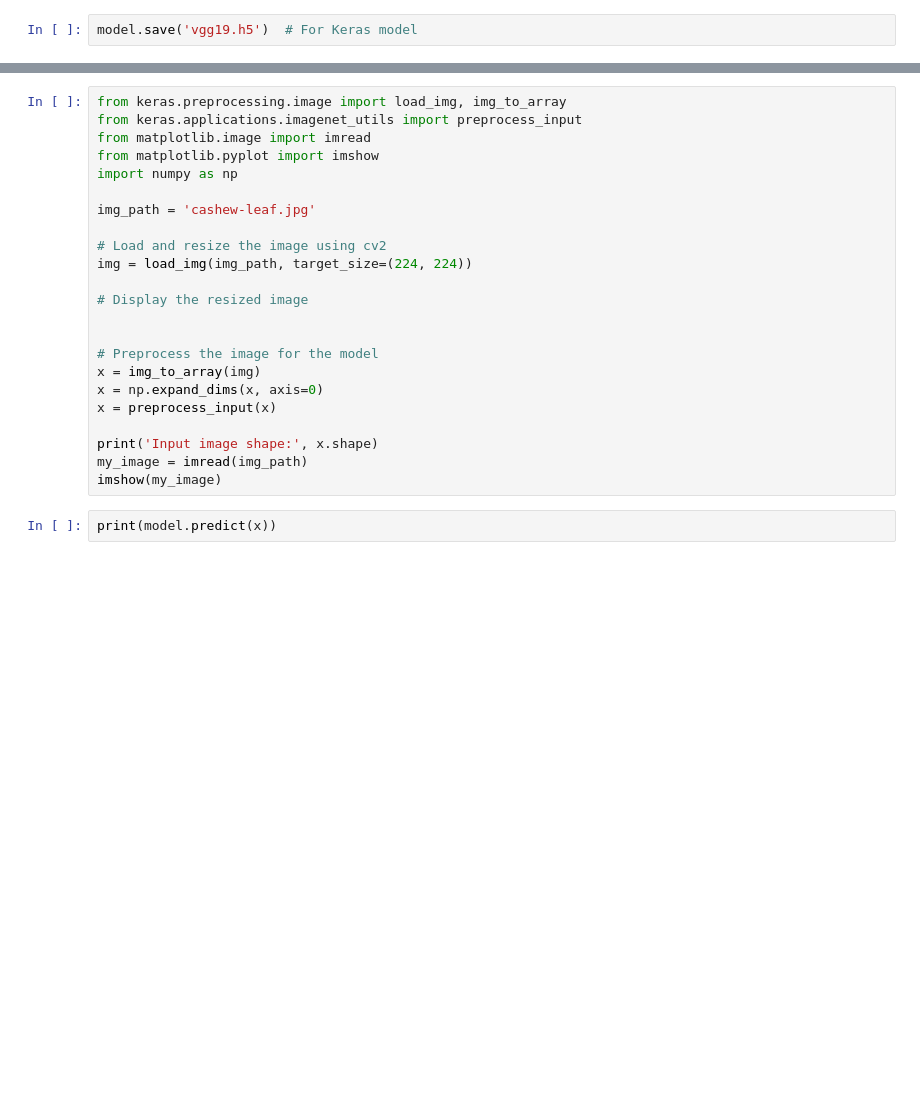
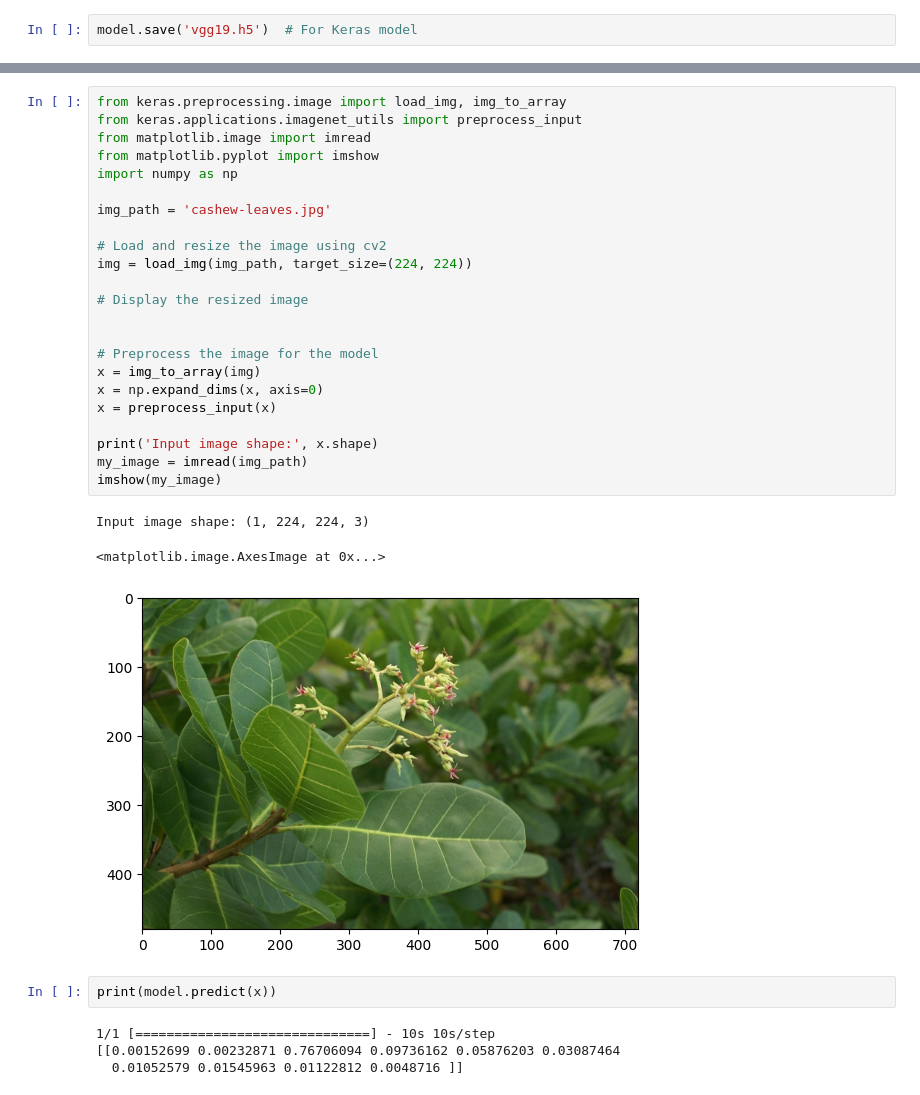
Before and after one commit to IsurGimhan/Software-Development-Group-Project, a Jupyter notebook: ML_model/main.ipynb, the cells around one changed output, grey strips where cells are left out. Saved outputs shown, nothing was run; the diff lists cells and outputs as text; blank space fills up the shorter version.

```diff
--- a/ML_model/main.ipynb
+++ b/ML_model/main.ipynb
@@ -334,28 +503,36 @@ WARNING:tensorflow:From e:\SDGP-Group-project\ML_model\.venv\Lib\site-packages\k
 # %%
 from keras.preprocessing.image import load_img, img_to_array
 from keras.applications.imagenet_utils import preprocess_input
 from matplotlib.image import imread
 from matplotlib.pyplot import imshow
 import numpy as np
 
-img_path = 'cashew-leaf.jpg'
+img_path = 'cashew-leaves.jpg'
 
 # Load and resize the image using cv2
 img = load_img(img_path, target_size=(224, 224))
 
 # Display the resized image
 
 
 # Preprocess the image for the model
 x = img_to_array(img)
 x = np.expand_dims(x, axis=0)
 x = preprocess_input(x)
 
 print('Input image shape:', x.shape)
 my_image = imread(img_path)
 imshow(my_image)
+# %% [output]
+Input image shape: (1, 224, 224, 3)
+<matplotlib.image.AxesImage at 0x...>
+[figure, added]
 # %%
 print(model.predict(x))
+# %% [output]
+1/1 [==============================] - 10s 10s/step
+[[0.00152699 0.00232871 0.76706094 0.09736162 0.05876203 0.03087464
+  0.01052579 0.01545963 0.01122812 0.0048716 ]]
 # %%
 # Assuming `model` is your pre-trained model
 predictions = model.predict(x)
```
Also changed, not shown: parts of 16 cells of this notebook, 3 other files.
